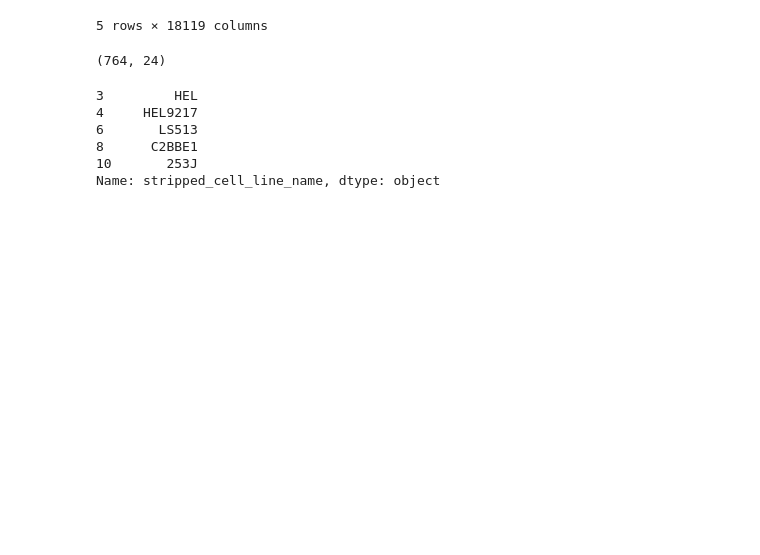
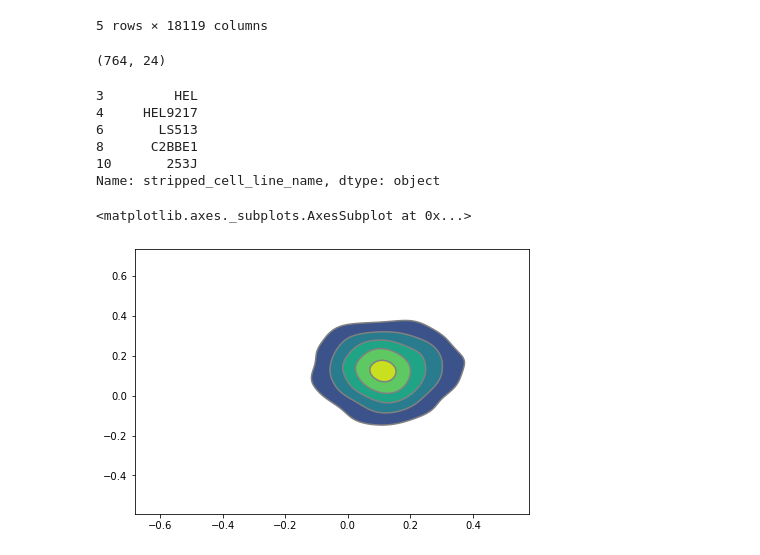
Before and after one commit to lannwal/projectlab, a Jupyter notebook: DataDash.ipynb, the cells around one changed output. Cells and saved outputs as stored; diff of their text form; code cells hidden in the pictures; blank space fills up the shorter version.

Commit message:
added some plots

```diff
--- a/DataDash.ipynb
+++ b/DataDash.ipynb
@@ -1498,3 +1498,9 @@ def get_prd_and_sub(pair):
     prd = pd.DataFrame(prd_df)
     sub = pd.DataFrame(sub_df)
     return [prd,sub]
+# %%
+import arviz as az
+az.plot_kde(allGenes['F5'],allGenes['GSS'])
+# %% [output]
+<matplotlib.axes._subplots.AxesSubplot at 0x...>
+[figure, added]
```
Also changed, not shown: parts of 7 cells of this notebook.
